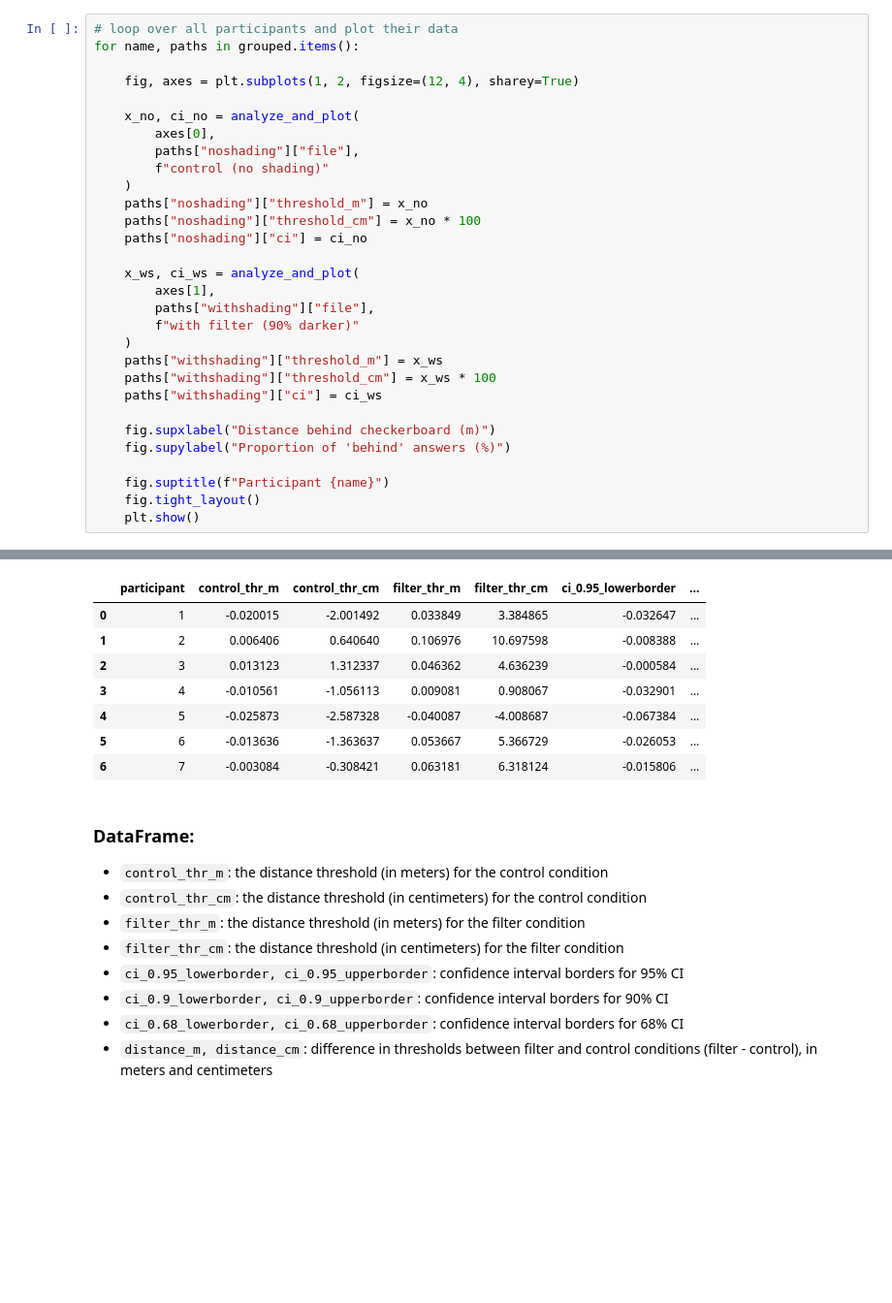
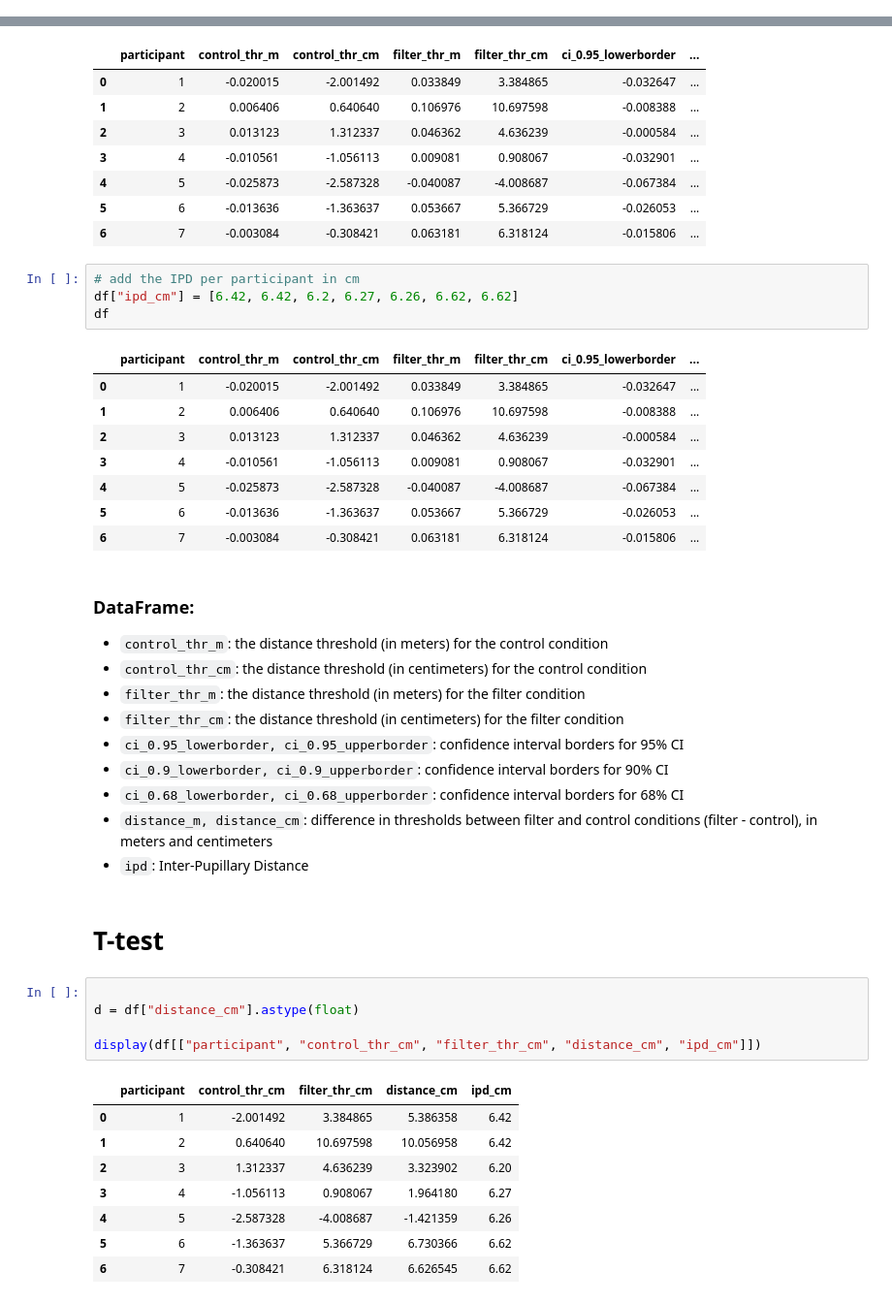
Before and after one commit to luamu/vr-pulfrich, a Jupyter notebook: Analysis/analysis.ipynb, the cells around one changed output, grey strips where cells are left out. Shown at 97% size. Cells and saved outputs as stored; diff of their text form; blank space fills up the shorter version.

```diff
--- a/Analysis/analysis.ipynb
+++ b/Analysis/analysis.ipynb
@@ -109,33 +111,3 @@ def analyze_and_plot(ax, filename, title):
     ax.set_title(title)
 
     return x_thr, ci_dict
-# %%
-# loop over all participants and plot their data
-for name, paths in grouped.items():
-
-    fig, axes = plt.subplots(1, 2, figsize=(12, 4), sharey=True)
-
-    x_no, ci_no = analyze_and_plot(
-        axes[0],
-        paths["noshading"]["file"],
-        f"control (no shading)"
-    )
-    paths["noshading"]["threshold_m"] = x_no
-    paths["noshading"]["threshold_cm"] = x_no * 100
-    paths["noshading"]["ci"] = ci_no
-
-    x_ws, ci_ws = analyze_and_plot(
-        axes[1],
-        paths["withshading"]["file"],
-        f"with filter (90% darker)"
-    )
-    paths["withshading"]["threshold_m"] = x_ws
-    paths["withshading"]["threshold_cm"] = x_ws * 100
-    paths["withshading"]["ci"] = ci_ws
-
-    fig.supxlabel("Distance behind checkerboard (m)")
-    fig.supylabel("Proportion of 'behind' answers (%)")
-
-    fig.suptitle(f"Participant {name}")
-    fig.tight_layout()
-    plt.show()
@@ -288,6 +176,19 @@ df
 | 4 | 5 | -0.025873 | -2.587328 | -0.040087 | -4.008687 | -0.067384 | ... |
 | 5 | 6 | -0.013636 | -1.363637 | 0.053667 | 5.366729 | -0.026053 | ... |
 | 6 | 7 | -0.003084 | -0.308421 | 0.063181 | 6.318124 | -0.015806 | ... |
+# %%
+# add the IPD per participant in cm
+df["ipd_cm"] = [6.42, 6.42, 6.2, 6.27, 6.26, 6.62, 6.62]
+df
+# %% [output]
+|  | participant | control_thr_m | control_thr_cm | filter_thr_m | filter_thr_cm | ci_0.95_lowerborder | ... |
+| 0 | 1 | -0.020015 | -2.001492 | 0.033849 | 3.384865 | -0.032647 | ... |
+| 1 | 2 | 0.006406 | 0.640640 | 0.106976 | 10.697598 | -0.008388 | ... |
+| 2 | 3 | 0.013123 | 1.312337 | 0.046362 | 4.636239 | -0.000584 | ... |
+| 3 | 4 | -0.010561 | -1.056113 | 0.009081 | 0.908067 | -0.032901 | ... |
+| 4 | 5 | -0.025873 | -2.587328 | -0.040087 | -4.008687 | -0.067384 | ... |
+| 5 | 6 | -0.013636 | -1.363637 | 0.053667 | 5.366729 | -0.026053 | ... |
+| 6 | 7 | -0.003084 | -0.308421 | 0.063181 | 6.318124 | -0.015806 | ... |
 # %% [markdown]
 ### DataFrame:
 - `control_thr_m`: the distance threshold (in meters) for the control condition
@@ -298,3 +199,20 @@ df
 - `ci_0.9_lowerborder, ci_0.9_upperborder`: confidence interval borders for 90% CI
 - `ci_0.68_lowerborder, ci_0.68_upperborder`: confidence interval borders for 68% CI
 - `distance_m, distance_cm`: difference in thresholds between filter and control conditions (filter - control), in meters and centimeters
+- `ipd`: Inter-Pupillary Distance
+# %% [markdown]
+# T-test
+# %%
+
+d = df["distance_cm"].astype(float)
+
+display(df[["participant", "control_thr_cm", "filter_thr_cm", "distance_cm", "ipd_cm"]])
+# %% [output]
+|  | participant | control_thr_cm | filter_thr_cm | distance_cm | ipd_cm |
+| 0 | 1 | -2.001492 | 3.384865 | 5.386358 | 6.42 |
+| 1 | 2 | 0.640640 | 10.697598 | 10.056958 | 6.42 |
+| 2 | 3 | 1.312337 | 4.636239 | 3.323902 | 6.20 |
+| 3 | 4 | -1.056113 | 0.908067 | 1.964180 | 6.27 |
+| 4 | 5 | -2.587328 | -4.008687 | -1.421359 | 6.26 |
+| 5 | 6 | -1.363637 | 5.366729 | 6.730366 | 6.62 |
+| 6 | 7 | -0.308421 | 6.318124 | 6.626545 | 6.62 |
```
Also changed, not shown: parts of 10 cells of this notebook.
